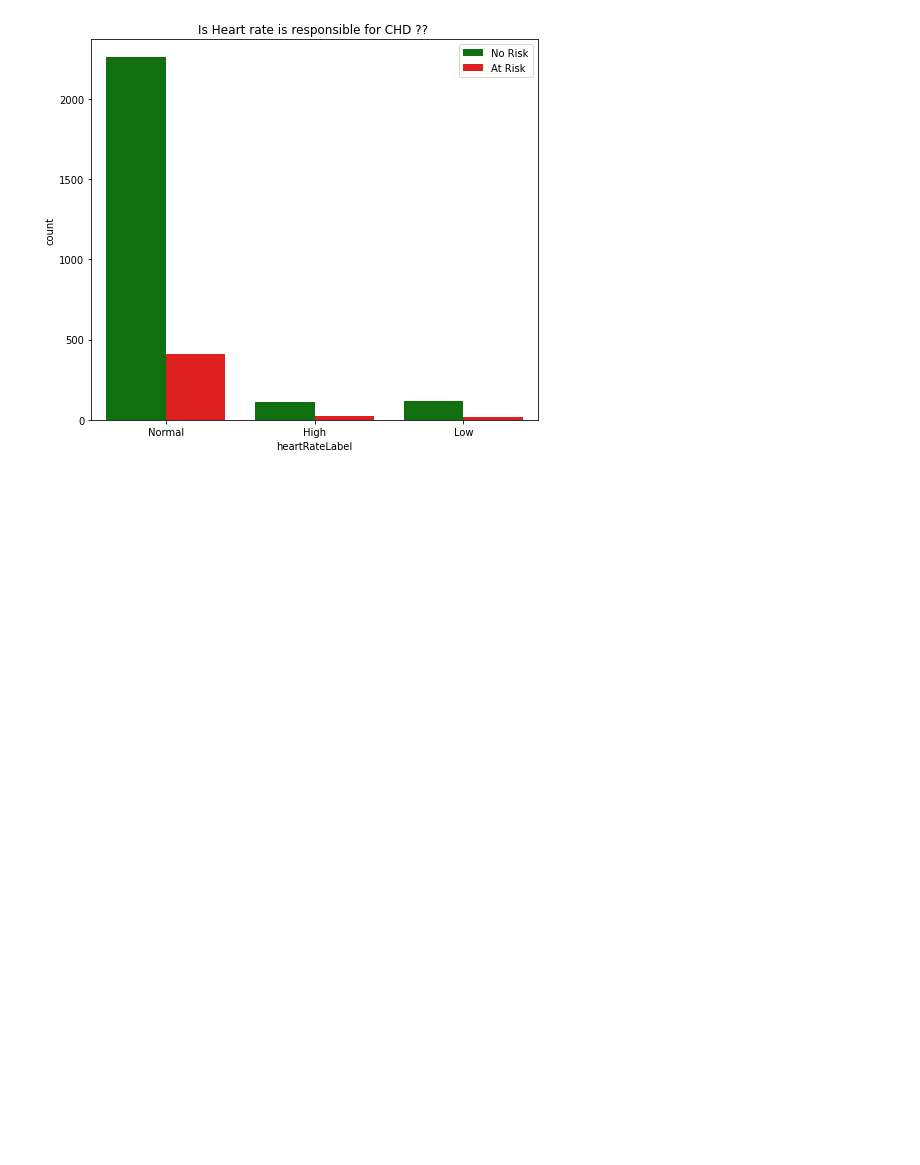
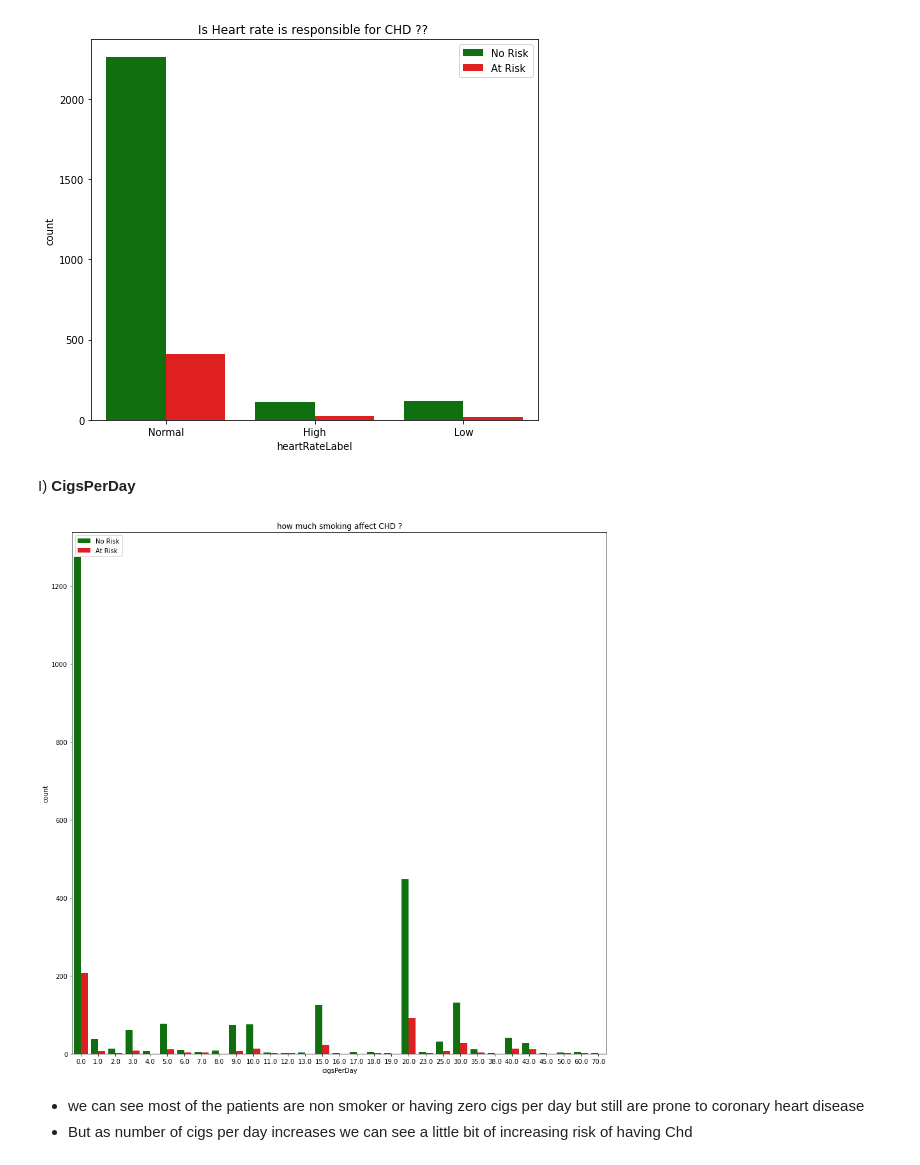
Before and after one commit to Deven876/project3-Cardiovascular-Risk-Prediction, a Jupyter notebook: Project3_Cardiovascular_Risk_Prediction.ipynb, the cells around one changed output. Saved outputs shown, nothing was run; the diff lists cells and outputs as text; code cells hidden in the pictures; blank space fills up the shorter version.

Commit message:
cigsperday relation with chd

```diff
--- a/Project3_Cardiovascular_Risk_Prediction.ipynb
+++ b/Project3_Cardiovascular_Risk_Prediction.ipynb
@@ -381,3 +381,18 @@ plt.show()
 [figure]
 # %%
 data1.drop(columns=['heartRateLabel'], inplace=True) # need to drop the column we created
+# %% [markdown]
+I) **CigsPerDay**
+# %%
+# cigsperday relation with chd
+plt.figure(figsize = (15,15))
+my_palette = {0 : 'green' , 1 : 'red'}
+sns.countplot(x = data1['cigsPerDay'], hue = data1['TenYearCHD'], palette = my_palette)
+plt.title("how much smoking affect CHD ?")
+plt.legend(['No Risk','At Risk'])
+plt.show()
+# %% [output]
+[figure, added]
+# %% [markdown]
+- we can see most of the patients are non smoker or having zero cigs per day but still are prone to coronary heart disease
+- But as number of cigs per day increases we can see a little bit of increasing risk of having Chd
```
